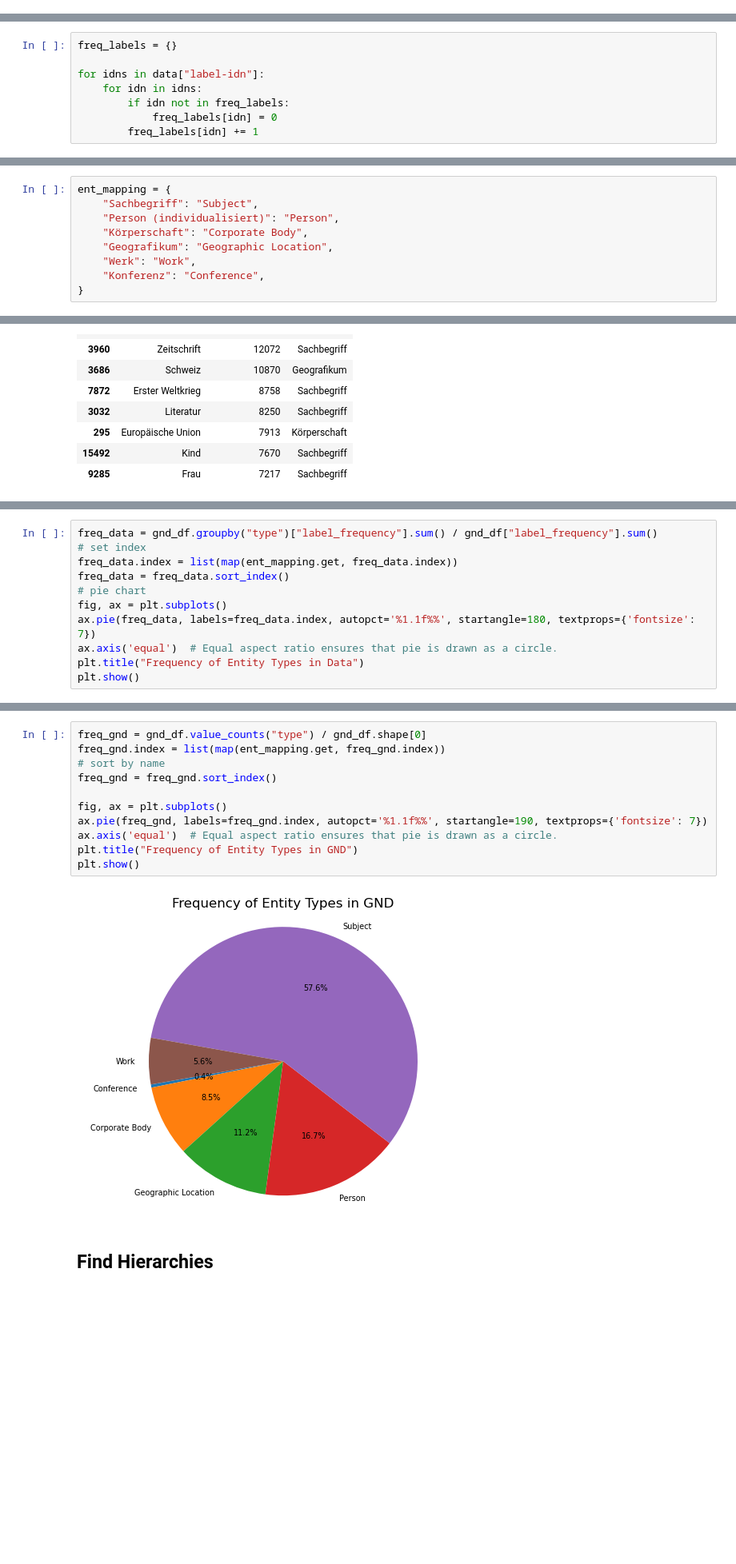
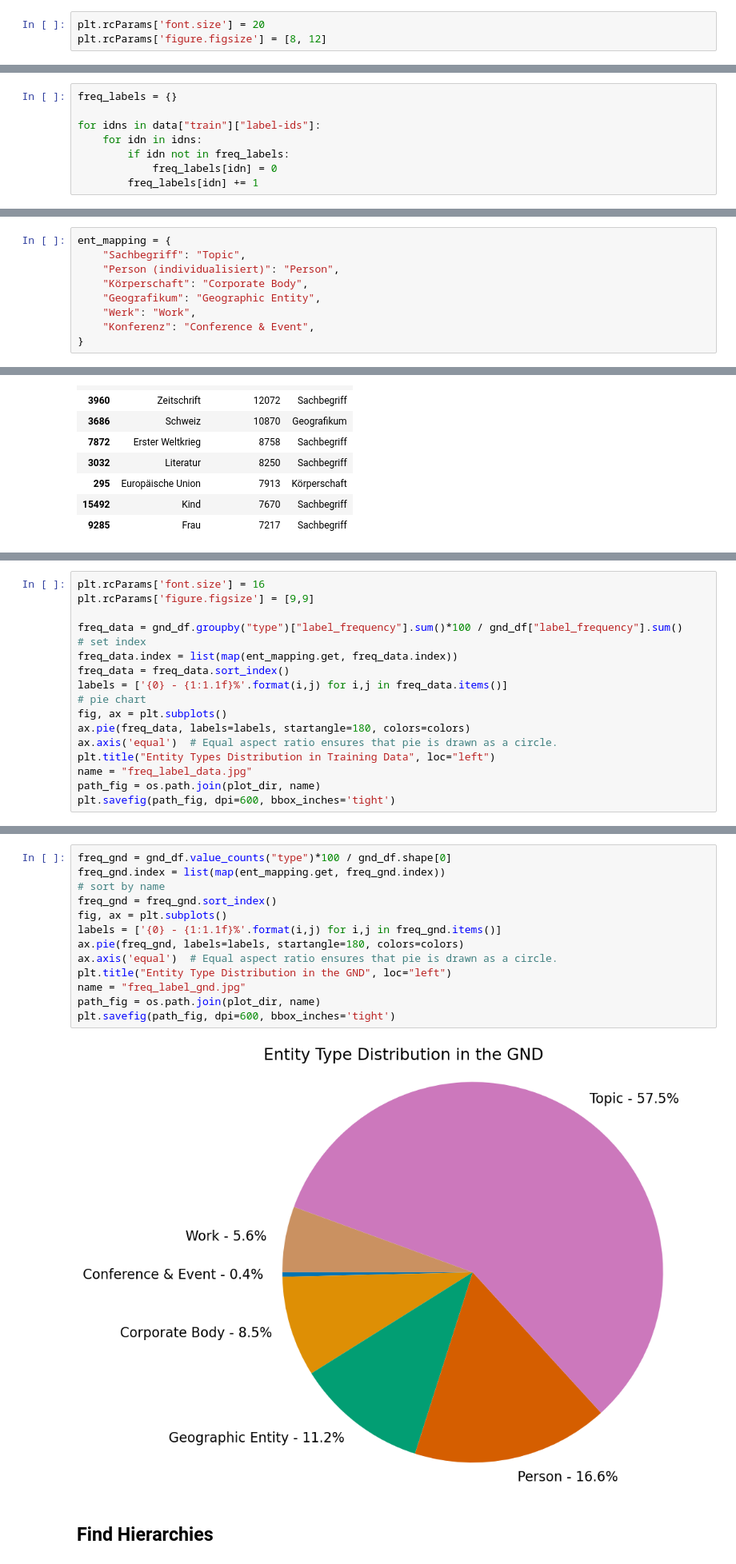
Before and after one commit to katjakon/xmlc-knowledge, a Jupyter notebook: notebooks/figures.ipynb, the cells around one changed output, grey strips where cells are left out. Shown at 80% size. Saved outputs shown, nothing was run; the diff lists cells and outputs as text; blank space fills up the shorter version.

```diff
--- a/notebooks/figures.ipynb
+++ b/notebooks/figures.ipynb
@@ -53,6 +53,9 @@ df_train["hsg"] = df_train["doc_idn"].apply(lambda x: docid2hsg.get(x))
 # Get counts for different genres and add genre label to index.
 hsg_counts = df_train["hsg"].value_counts()
 hsg_counts.index = list(map(lambda x: hsg2label.get(x), hsg_counts.index))
+# %%
+plt.rcParams['font.size'] = 20
+plt.rcParams['figure.figsize'] = [8, 12]
 # %%
 # Pie chart for distribution of genres.
 colors = sns.color_palette('colorblind')
@@ -149,7 +170,7 @@ Text(0.5, 0, 'Title Length')
 # %%
 freq_labels = {}
 
-for idns in data["label-idn"]:
+for idns in data["train"]["label-ids"]:
     for idn in idns:
         if idn not in freq_labels:
             freq_labels[idn] = 0
@@ -210,12 +231,12 @@ for idn, idn_data in gnd.nodes(data=True):
 gnd_df = pd.DataFrame(rows)
 # %%
 ent_mapping = {
-    "Sachbegriff": "Subject",
+    "Sachbegriff": "Topic",
     "Person (individualisiert)": "Person",
     "Körperschaft": "Corporate Body",
-    "Geografikum": "Geographic Location",
+    "Geografikum": "Geographic Entity",
     "Werk": "Work",
-    "Konferenz": "Conference",
+    "Konferenz": "Conference & Event",
 }
 # %%
 val_counts = dict(gnd_df.value_counts("type"))
@@ -268,14 +289,20 @@ plt.show()
 # %% [output]
 [figure]
 # %%
-freq_data = gnd_df.groupby("type")["label_frequency"].sum() / gnd_df["label_frequency"].sum()
+plt.rcParams['font.size'] = 16
+plt.rcParams['figure.figsize'] = [9,9]
+
+freq_data = gnd_df.groupby("type")["label_frequency"].sum()*100 / gnd_df["label_frequency"].sum()
 # set index
 freq_data.index = list(map(ent_mapping.get, freq_data.index))
 freq_data = freq_data.sort_index()
+labels = ['{0} - {1:1.1f}%'.format(i,j) for i,j in freq_data.items()]
 # pie chart
 fig, ax = plt.subplots()
-ax.pie(freq_data, labels=freq_data.index, autopct='%1.1f%%', startangle=180, textprops={'fontsize': 7})
+ax.pie(freq_data, labels=labels, startangle=180, colors=colors)
 ax.axis('equal')  # Equal aspect ratio ensures that pie is drawn as a circle.
-plt.title("Frequency of Entity Types in Data")
-plt.show()
+plt.title("Entity Types Distribution in Training Data", loc="left")
+name = "freq_label_data.jpg"
+path_fig = os.path.join(plot_dir, name)
+plt.savefig(path_fig, dpi=600, bbox_inches='tight')
 # %% [output]
@@ -283,16 +310,18 @@ plt.show()
 # %%
-freq_gnd = gnd_df.value_counts("type") / gnd_df.shape[0]
+freq_gnd = gnd_df.value_counts("type")*100 / gnd_df.shape[0]
 freq_gnd.index = list(map(ent_mapping.get, freq_gnd.index))
 # sort by name
 freq_gnd = freq_gnd.sort_index()
-
 fig, ax = plt.subplots()
-ax.pie(freq_gnd, labels=freq_gnd.index, autopct='%1.1f%%', startangle=190, textprops={'fontsize': 7})
+labels = ['{0} - {1:1.1f}%'.format(i,j) for i,j in freq_gnd.items()]
+ax.pie(freq_gnd, labels=labels, startangle=180, colors=colors)
 ax.axis('equal')  # Equal aspect ratio ensures that pie is drawn as a circle.
-plt.title("Frequency of Entity Types in GND")
-plt.show()
+plt.title("Entity Type Distribution in the GND", loc="left")
+name = "freq_label_gnd.jpg"
+path_fig = os.path.join(plot_dir, name)
+plt.savefig(path_fig, dpi=600, bbox_inches='tight')
 # %% [output]
-[figure, old version]
+[figure, new version]
 # %% [markdown]
 ## Find Hierarchies
 # %%
```
Also changed, not shown: parts of 13 cells of this notebook, 4 other files.
